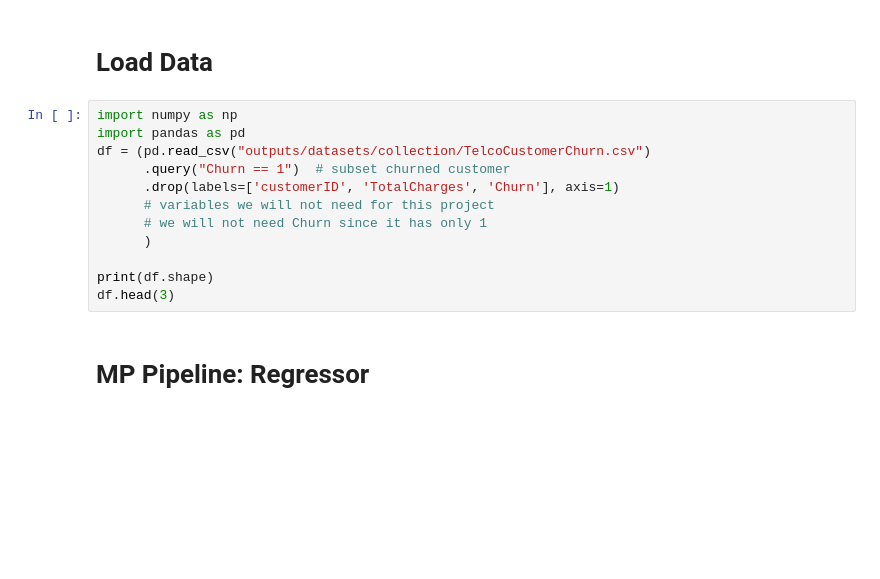
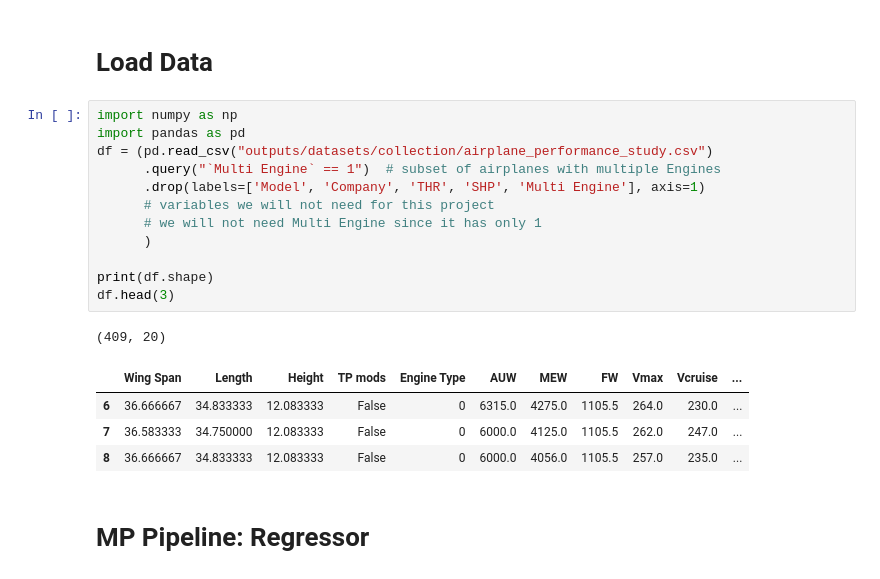
Before and after one commit to johnrearden/pa-data-driven-design, a Jupyter notebook: jupyter_notebooks/6_modeling_and_evaluation_predict_tenure.ipynb, the cells around one changed output. Cells and saved outputs as stored; diff of their text form; blank space fills up the shorter version.

```diff
--- a/jupyter_notebooks/6_modeling_and_evaluation_predict_tenure.ipynb
+++ b/jupyter_notebooks/6_modeling_and_evaluation_predict_tenure.ipynb
@@ -48,15 +54,21 @@ current_dir
 # %%
 import numpy as np
 import pandas as pd
-df = (pd.read_csv("outputs/datasets/collection/TelcoCustomerChurn.csv")
-      .query("Churn == 1")  # subset churned customer
-      .drop(labels=['customerID', 'TotalCharges', 'Churn'], axis=1)
+df = (pd.read_csv("outputs/datasets/collection/airplane_performance_study.csv")
+      .query("`Multi Engine` == 1")  # subset of airplanes with multiple Engines
+      .drop(labels=['Model', 'Company', 'THR', 'SHP', 'Multi Engine'], axis=1)
       # variables we will not need for this project
-      # we will not need Churn since it has only 1
+      # we will not need Multi Engine since it has only 1
       )
 
 print(df.shape)
 df.head(3)
+# %% [output]
+(409, 20)
+|  | Wing Span | Length | Height | TP mods | Engine Type | AUW | MEW | FW | Vmax | Vcruise | ... |
+| 6 | 36.666667 | 34.833333 | 12.083333 | False | 0 | 6315.0 | 4275.0 | 1105.5 | 264.0 | 230.0 | ... |
+| 7 | 36.583333 | 34.750000 | 12.083333 | False | 0 | 6000.0 | 4125.0 | 1105.5 | 262.0 | 247.0 | ... |
+| 8 | 36.666667 | 34.833333 | 12.083333 | False | 0 | 6000.0 | 4056.0 | 1105.5 | 257.0 | 235.0 | ... |
 # %% [markdown]
 # MP Pipeline: Regressor
 # %% [markdown]
```
Also changed, not shown: parts of 7 cells of this notebook, 3 other files.
